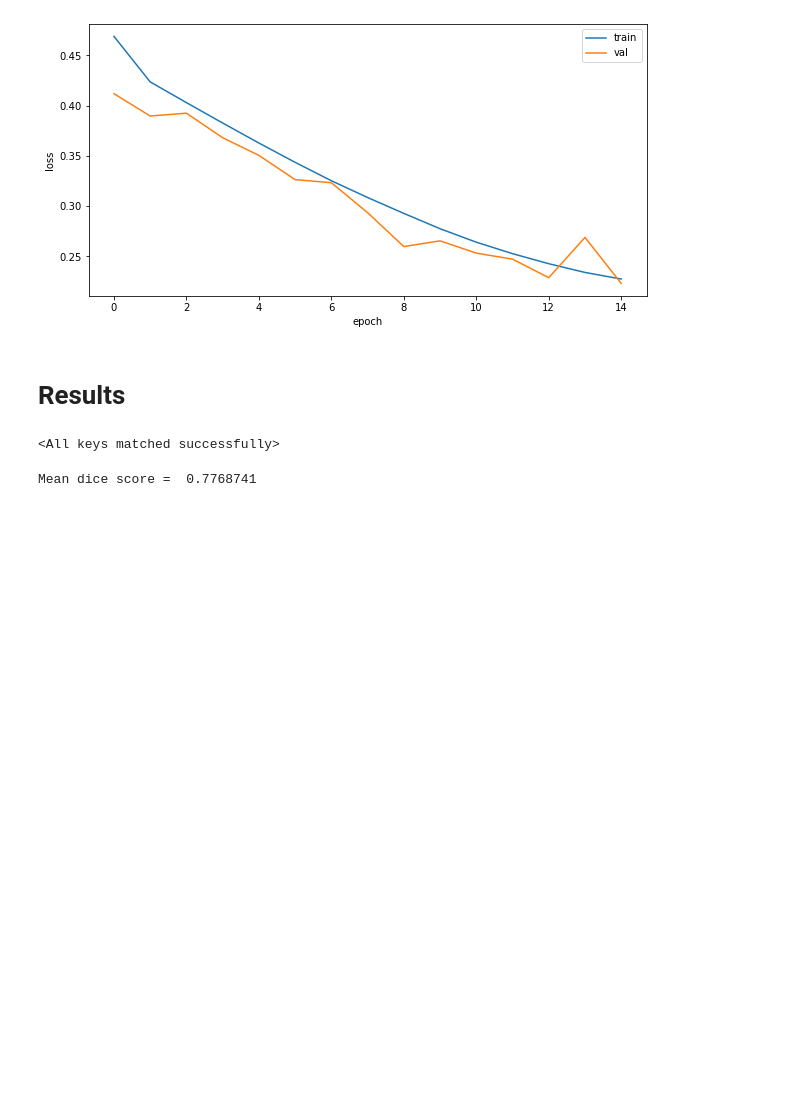
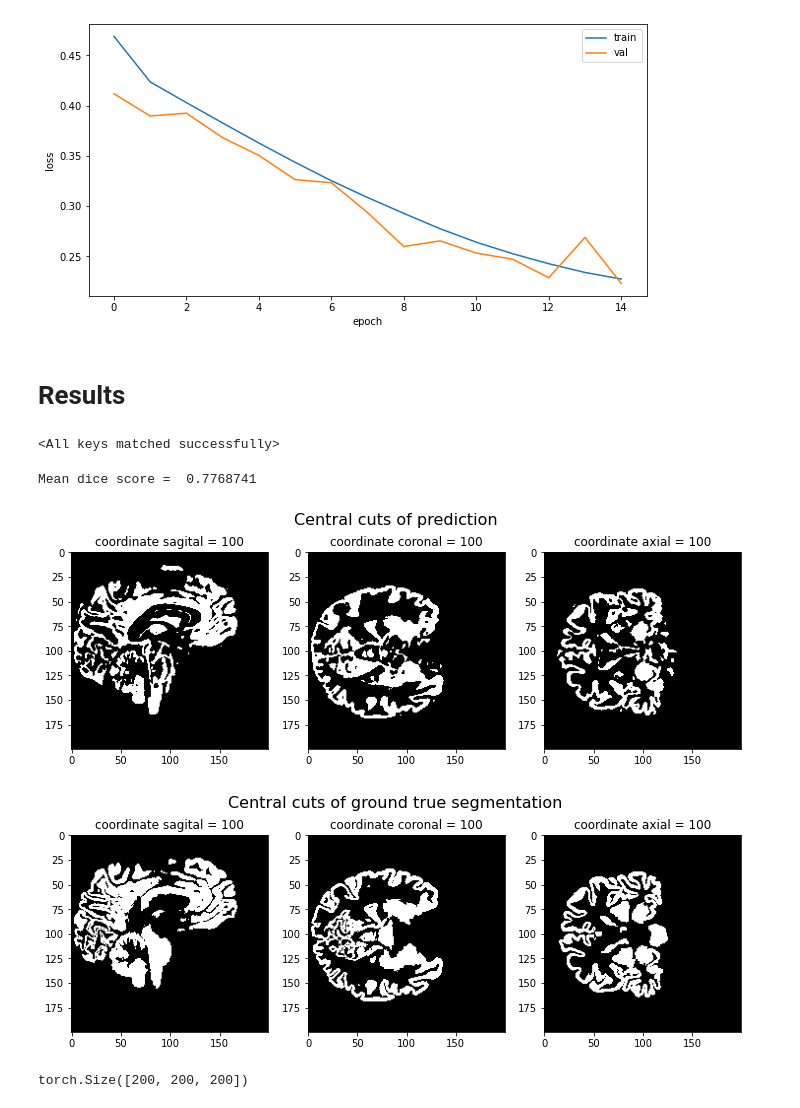
Before and after one commit to mrugnivenko/MRI-segmentation, a Jupyter notebook: Experiments_fcd.ipynb, the cells around one changed output. Cells and saved outputs as stored; diff of their text form; code cells hidden in the pictures; blank space fills up the shorter version.

Commit message:
visualization

```diff
--- a/Experiments_fcd.ipynb
+++ b/Experiments_fcd.ipynb
@@ -185,3 +183,24 @@ for batch in tqdm(validation_loader):
 print('Mean dice score = ', np.mean(dice_scores))
 # %% [output]
 Mean dice score =  0.7768741
+# %%
+model.eval()
+dice_scores = []
+
+batch = next(iter(validation_loader))
+inputs, targets = prepare_batch(batch, device)
+with torch.no_grad():
+    logits = forward(model, inputs)
+    probabilities = F.softmax(logits, dim = CHANNELS_DIMENSION)
+pred = probabilities.argmin(dim = 1)[0]
+seg  = targets[0,0,:]
+# %%
+plot_central_cuts(pred.cpu().detach().numpy(), 'prediction')
+plot_central_cuts(seg.cpu().detach().numpy(), 'ground true segmentation')
+# %% [output]
+[figure, added]
+[figure, added]
+# %%
+seg.shape
+# %% [output]
+torch.Size([200, 200, 200])
```
Also changed, not shown: parts of 2 cells of this notebook, 1 other file.
